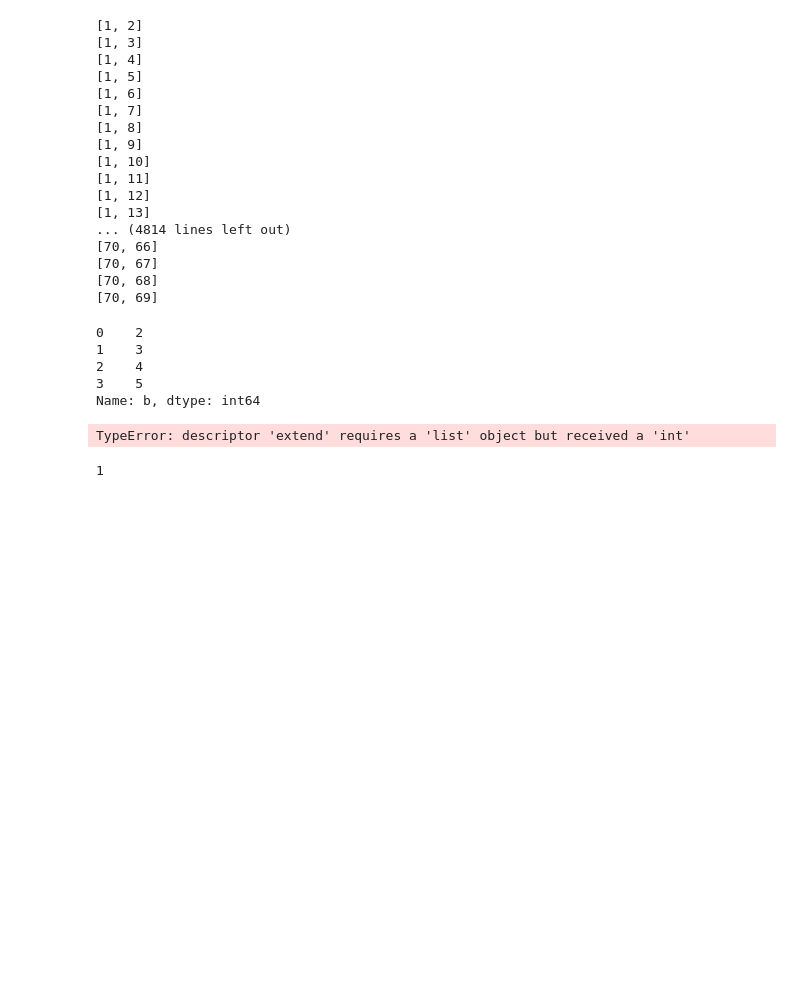
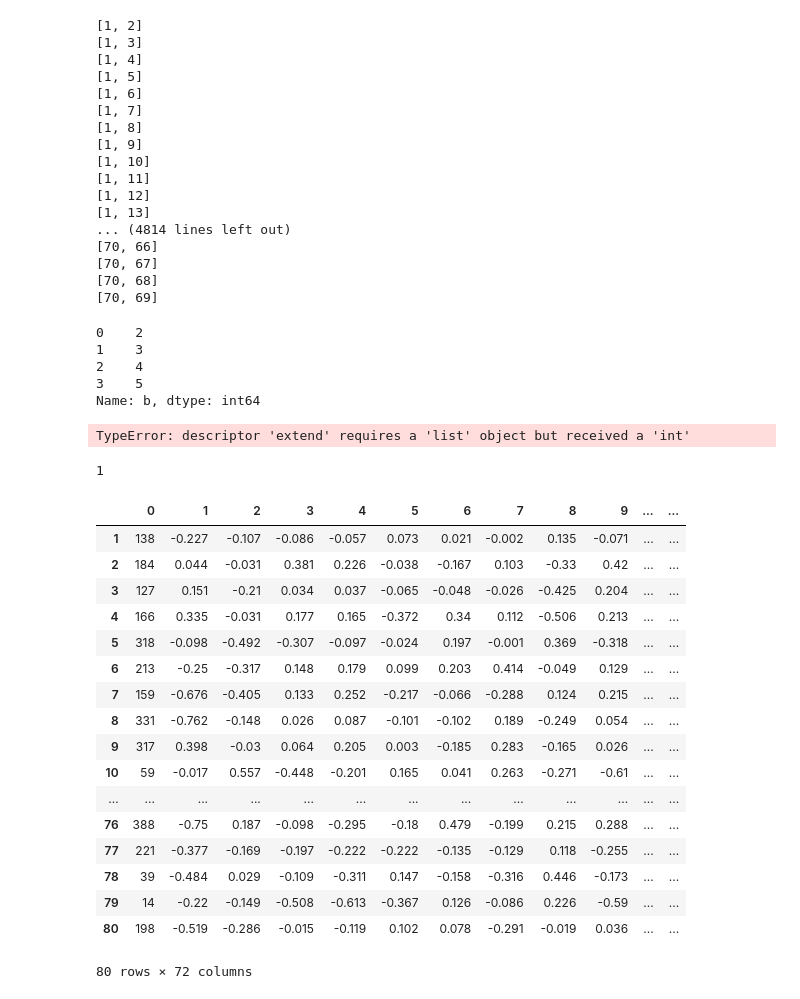
Before and after one commit to rgsl888/Pattern_Project, a Jupyter notebook: Untitled1.ipynb, the cells around one changed output. Drawn from its saved outputs; the diff is of its cells as text; code cells hidden in the pictures; blank space fills up the shorter version.

```diff
--- a/Untitled1.ipynb
+++ b/Untitled1.ipynb
@@ -203,3 +554,24 @@ TypeError: descriptor 'extend' requires a 'list' object but received a 'int'
 a
 # %% [output]
 1
+# %%
+data
+# %% [output]
+|  | 0 | 1 | 2 | 3 | 4 | 5 | 6 | 7 | 8 | 9 | ... | ... |
+| 1 | 138 | -0.227 | -0.107 | -0.086 | -0.057 | 0.073 | 0.021 | -0.002 | 0.135 | -0.071 | ... | ... |
+| 2 | 184 | 0.044 | -0.031 | 0.381 | 0.226 | -0.038 | -0.167 | 0.103 | -0.33 | 0.42 | ... | ... |
+| 3 | 127 | 0.151 | -0.21 | 0.034 | 0.037 | -0.065 | -0.048 | -0.026 | -0.425 | 0.204 | ... | ... |
+| 4 | 166 | 0.335 | -0.031 | 0.177 | 0.165 | -0.372 | 0.34 | 0.112 | -0.506 | 0.213 | ... | ... |
+| 5 | 318 | -0.098 | -0.492 | -0.307 | -0.097 | -0.024 | 0.197 | -0.001 | 0.369 | -0.318 | ... | ... |
+| 6 | 213 | -0.25 | -0.317 | 0.148 | 0.179 | 0.099 | 0.203 | 0.414 | -0.049 | 0.129 | ... | ... |
+| 7 | 159 | -0.676 | -0.405 | 0.133 | 0.252 | -0.217 | -0.066 | -0.288 | 0.124 | 0.215 | ... | ... |
+| 8 | 331 | -0.762 | -0.148 | 0.026 | 0.087 | -0.101 | -0.102 | 0.189 | -0.249 | 0.054 | ... | ... |
+| 9 | 317 | 0.398 | -0.03 | 0.064 | 0.205 | 0.003 | -0.185 | 0.283 | -0.165 | 0.026 | ... | ... |
+| 10 | 59 | -0.017 | 0.557 | -0.448 | -0.201 | 0.165 | 0.041 | 0.263 | -0.271 | -0.61 | ... | ... |
+| ... | ... | ... | ... | ... | ... | ... | ... | ... | ... | ... | ... | ... |
+| 76 | 388 | -0.75 | 0.187 | -0.098 | -0.295 | -0.18 | 0.479 | -0.199 | 0.215 | 0.288 | ... | ... |
+| 77 | 221 | -0.377 | -0.169 | -0.197 | -0.222 | -0.222 | -0.135 | -0.129 | 0.118 | -0.255 | ... | ... |
+| 78 | 39 | -0.484 | 0.029 | -0.109 | -0.311 | 0.147 | -0.158 | -0.316 | 0.446 | -0.173 | ... | ... |
+| 79 | 14 | -0.22 | -0.149 | -0.508 | -0.613 | -0.367 | 0.126 | -0.086 | 0.226 | -0.59 | ... | ... |
+| 80 | 198 | -0.519 | -0.286 | -0.015 | -0.119 | 0.102 | 0.078 | -0.291 | -0.019 | 0.036 | ... | ... |
+80 rows × 72 columns
```
Also changed, not shown: parts of 35 cells of this notebook.
